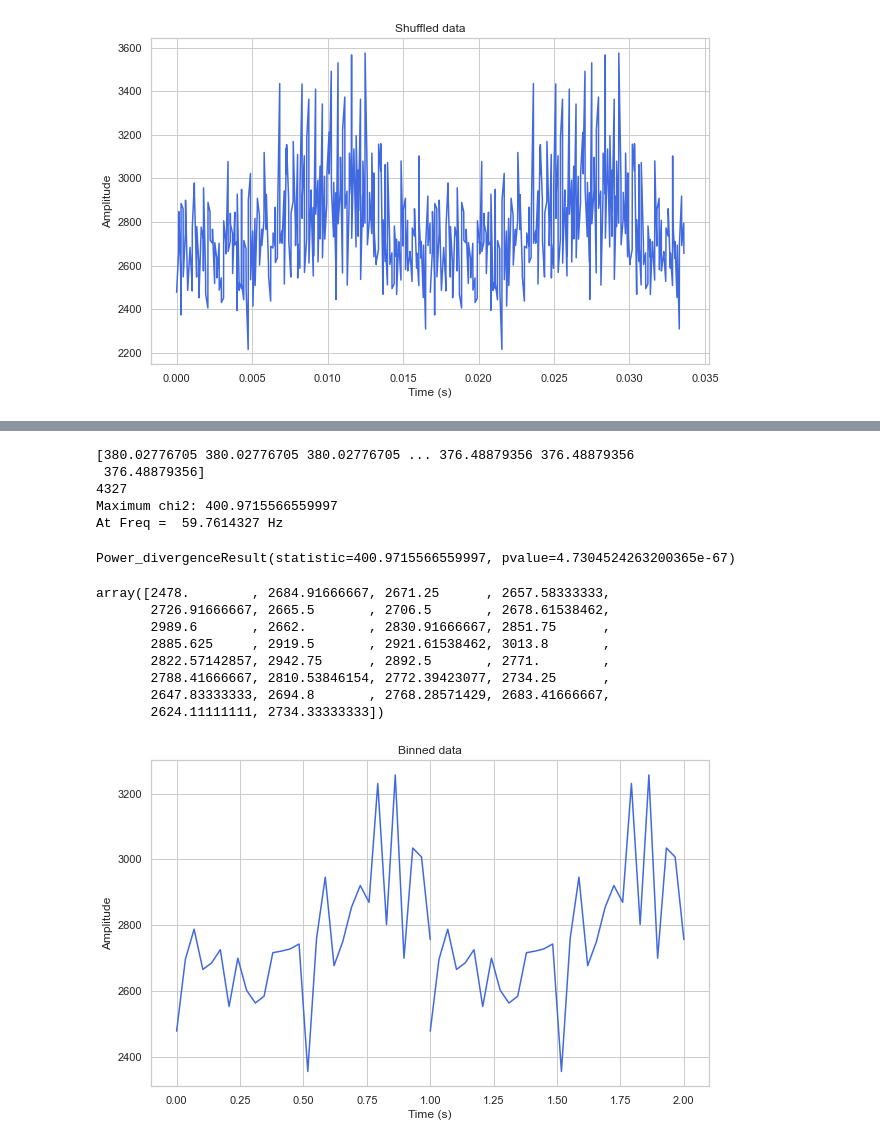
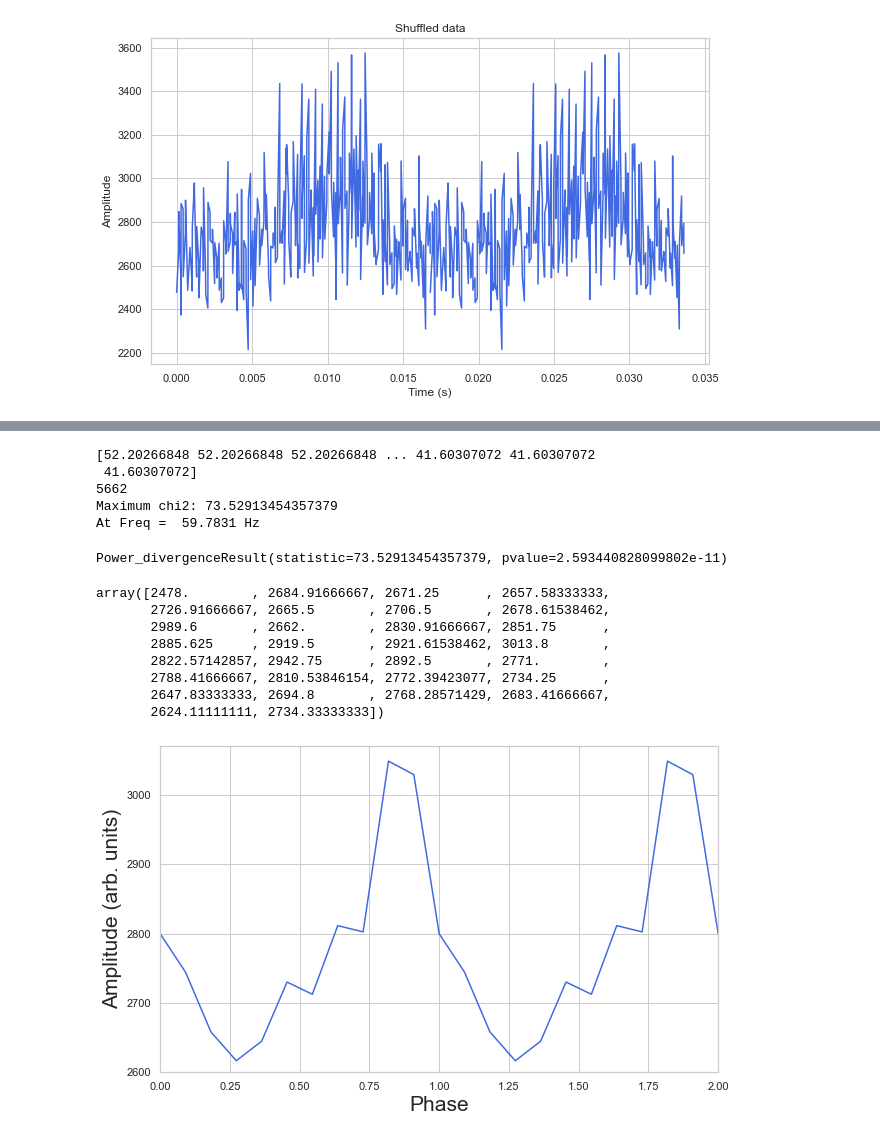
Before and after one commit to Joao-Carlos-S-G-de-A/Pulsar-Fourier-Transform, a Jupyter notebook: Main.ipynb, the cells around one changed output, grey strips where cells are left out. Cells and saved outputs as stored; diff of their text form; code cells hidden in the pictures.

```diff
--- a/Main.ipynb
+++ b/Main.ipynb
@@ -293,22 +293,33 @@ def phase_binning(data, foldedtime, nbins, period):
     phase = phase - np.floor(phase)
     phase = np.round(phase * nbins).astype(int)
     phase_data = np.zeros(nbins)
+
+
     for i in range(nbins):
         if data[phase == i].size == 0:
             phase_data[i] = (np.mean(data[phase == i - 1]) + np.mean(data[phase == i + 1]))/2 # if no data in bin, take average of neighbouring bins
         else:
             phase_data[i] = np.mean(data[phase == i])
+
+
+        #if i == 0:
+            #data_corner = data[phase == 0] + data[phase == nbins - 1]
+            #phase_data[i] = (np.mean(data[phase == i + 1]) + np.mean(data[phase == nbins - 1]))/2
         # dealing with edges
-        if data[phase == i].size == 0 and i == 0:
-            phase_data[i] = np.mean(data[phase == i + 1])
-        if data[phase == i].size == 0 and i == nbins - 1:
-            phase_data[i] = np.mean(data[phase == i - 1])
+        #if data[phase == i].size == 0 and i == 0:
+          #  phase_data[i] = (np.mean(data[phase == i + 1]) + np.mean(data[phase == len(bins)])) / 2
+       # if data[phase == i].size == 0 and i == nbins - 1:
+          #  phase_data[i] = np.mean(data[phase == i - 1])
+    data_corner = np.concatenate((data[phase == 0], data[phase == nbins - 1]))
+    phase_data[0] = np.mean(data_corner)
+    phase_data[-1] = np.mean(data_corner)
     return phase_data
 # %%
 i = 0
 steps = 10000
-min = 59.761
-max = 59.762
+min = 59.5
+max = 60
+bins = 12
 
 Allchi = np.zeros(steps)
 for f in np.linspace(min, max, steps):
@@ -318,7 +329,7 @@ for f in np.linspace(min, max, steps):
     idx   = np.argsort(tempo)
     datus = np.array(datus)[idx]
     tempo = np.array(tempo)[idx]
-    binned = phase_binning(datus, tempo, 30, 1/f)
+    binned = phase_binning(datus, tempo, bins, 1/f)
     chi2 = stats.chisquare(binned)
     Allchi[i] = chi2[0]
     i += 1
@@ -328,11 +339,11 @@ print('Maximum chi2:', np.max(Allchi))
 print('At Freq = ', min+np.argmax(Allchi)/(steps/(max-min)), "Hz")
 Pulsarfreq = min+np.argmax(Allchi)/(steps/(max-min))
 # %% [output]
-[380.02776705 380.02776705 380.02776705 ... 376.48879356 376.48879356
- 376.48879356]
-4327
-Maximum chi2: 400.9715566559997
-At Freq =  59.7614327 Hz
+[52.20266848 52.20266848 52.20266848 ... 41.60307072 41.60307072
+ 41.60307072]
+5662
+Maximum chi2: 73.52913454357379
+At Freq =  59.7831 Hz
 # %%
 f = Pulsarfreq
 datus = data.copy()
@@ -341,11 +352,11 @@ tempo = foldedtime.copy()
 idx   = np.argsort(tempo)
 datus = np.array(datus)[idx]
 tempo = np.array(tempo)[idx]
-binned = phase_binning(datus, tempo, 30, 1/f)
+binned = phase_binning(datus, tempo, bins, 1/f)
 chi2 = stats.chisquare(binned, np.average(binned))
 print(chi2)
 # %% [output]
-Power_divergenceResult(statistic=400.9715566559997, pvalue=4.7304524263200365e-67)
+Power_divergenceResult(statistic=73.52913454357379, pvalue=2.593440828099802e-11)
 # %%
 binned
 # %% [output]
@@ -360,16 +371,18 @@ array([2478.        , 2684.91666667, 2671.25      , 2657.58333333,
 # %%
 testfreq = Pulsarfreq
 #binned = phase_binning(datus, tempo, 30, 1/testfreq)
 
 # Plot folded data
 plt.figure(figsize=(10, 6))
 sns.lineplot(x=np.linspace(0, 1, num=len(binned)), y=binned, color='royalblue')
 sns.lineplot(x=np.linspace(0, 1, num=len(binned)) + 1, y=binned, color='royalblue')
-plt.title('Binned data')
-plt.xlabel('Time (s)')
-plt.ylabel('Amplitude')
+plt.xlabel('Phase', fontsize=21)
+plt.ylabel('Amplitude (arb. units)', fontsize=21)
+plt.xlim(0, 2)
+plt.ylim(2600,)
+plt.savefig('binned_data.png')
 plt.show()
 # %% [output]
-[figure, old version]
+[figure, new version]
 # %%
 Most probable pulsar PSR J1748-2021B
```
Also changed, not shown: parts of 3 cells of this notebook, 3 other files.
